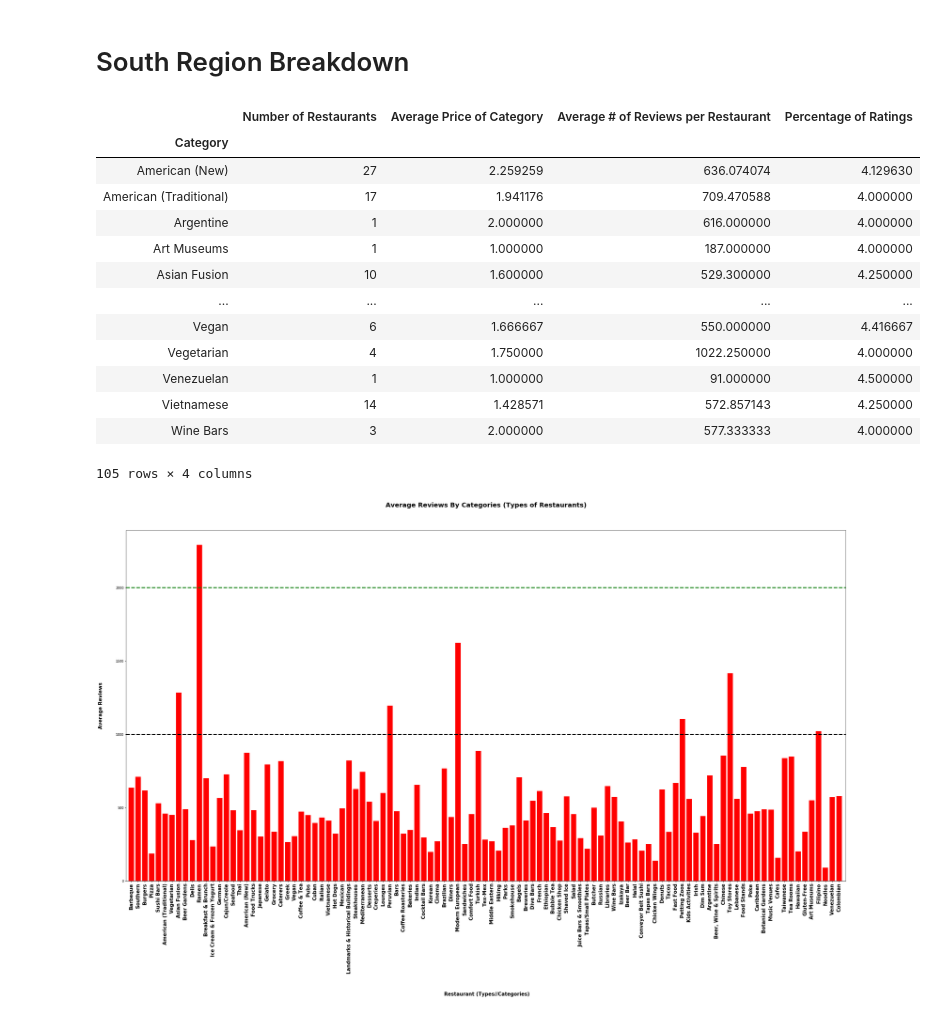
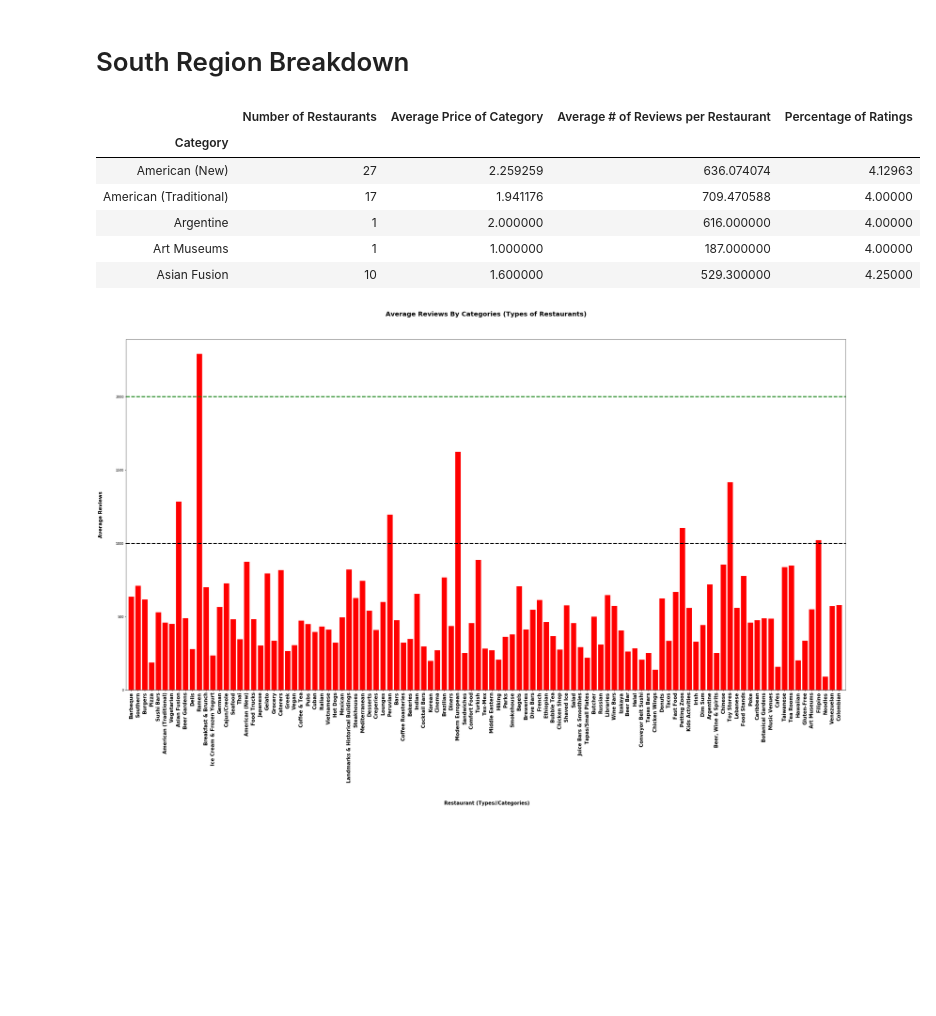
Before and after one commit to elzster/Yelp-Analytics, a Jupyter notebook: ProjectMaster.ipynb, the cells around one changed output. Cells and saved outputs as stored; diff of their text form; code cells hidden in the pictures; blank space fills up the shorter version.

```diff
--- a/ProjectMaster.ipynb
+++ b/ProjectMaster.ipynb
@@ -323,9 +250,30 @@ grouped_south_df = south_data.groupby('Category')
 # %%
+#Austin, Texas Group By
+grouped_south_df = south_data.groupby('Category')
 #counts the total of each category within the column
 total_south_category = grouped_south_df['Category'].count()
 #gets the average amount of reviews by category
 south_price_avg = grouped_south_df['Price'].mean()
 south_review_counts = grouped_south_df['Reviews'].mean()
 south_review_counts.head()
 #avg star rating
 south_rating_counts = grouped_south_df['Rating'].mean()
+#This will populate an array of all categories in Sample.
+south_category_unique = south_data["Category"].unique()
+south_category_unique #105 unique categories
+south_total_categories = len(south_category_unique)
+south_category_stats_df= pd.DataFrame({
+    "Number of Restaurants": total_south_category,
+    "Average Price of Category": south_price_avg,
+    "Average # of Reviews per Restaurant": south_review_counts,
+    "Percentage of Ratings": south_rating_counts
+})
+south_category_stats_df.head()
+# %% [output]
+|  | Number of Restaurants | Average Price of Category | Average # of Reviews per Restaurant | Percentage of Ratings |
+| Category |  |  |  |  |
+| American (New) | 27 | 2.259259 | 636.074074 | 4.12963 |
+| American (Traditional) | 17 | 1.941176 | 709.470588 | 4.00000 |
+| Argentine | 1 | 2.000000 | 616.000000 | 4.00000 |
+| Art Museums | 1 | 1.000000 | 187.000000 | 4.00000 |
+| Asian Fusion | 10 | 1.600000 | 529.300000 | 4.25000 |
@@ -337,26 +280,3 @@ south_total_categories = len(south_category_unique)
-# %%
-south_category_stats_df= pd.DataFrame({
-    "Number of Restaurants": total_south_category,
-    "Average Price of Category": south_price_avg,
-    "Average # of Reviews per Restaurant": south_review_counts,
-    "Percentage of Ratings": south_rating_counts
-})
-south_category_stats_df
-# %% [output]
-|  | Number of Restaurants | Average Price of Category | Average # of Reviews per Restaurant | Percentage of Ratings |
-| Category |  |  |  |  |
-| American (New) | 27 | 2.259259 | 636.074074 | 4.129630 |
-| American (Traditional) | 17 | 1.941176 | 709.470588 | 4.000000 |
-| Argentine | 1 | 2.000000 | 616.000000 | 4.000000 |
-| Art Museums | 1 | 1.000000 | 187.000000 | 4.000000 |
-| Asian Fusion | 10 | 1.600000 | 529.300000 | 4.250000 |
-| ... | ... | ... | ... | ... |
-| Vegan | 6 | 1.666667 | 550.000000 | 4.416667 |
-| Vegetarian | 4 | 1.750000 | 1022.250000 | 4.000000 |
-| Venezuelan | 1 | 1.000000 | 91.000000 | 4.500000 |
-| Vietnamese | 14 | 1.428571 | 572.857143 | 4.250000 |
-| Wine Bars | 3 | 2.000000 | 577.333333 | 4.000000 |
-105 rows × 4 columns
 # %%
 # Bar Graph
 
```
Also changed, not shown: parts of 29 cells of this notebook, 1 other file.
